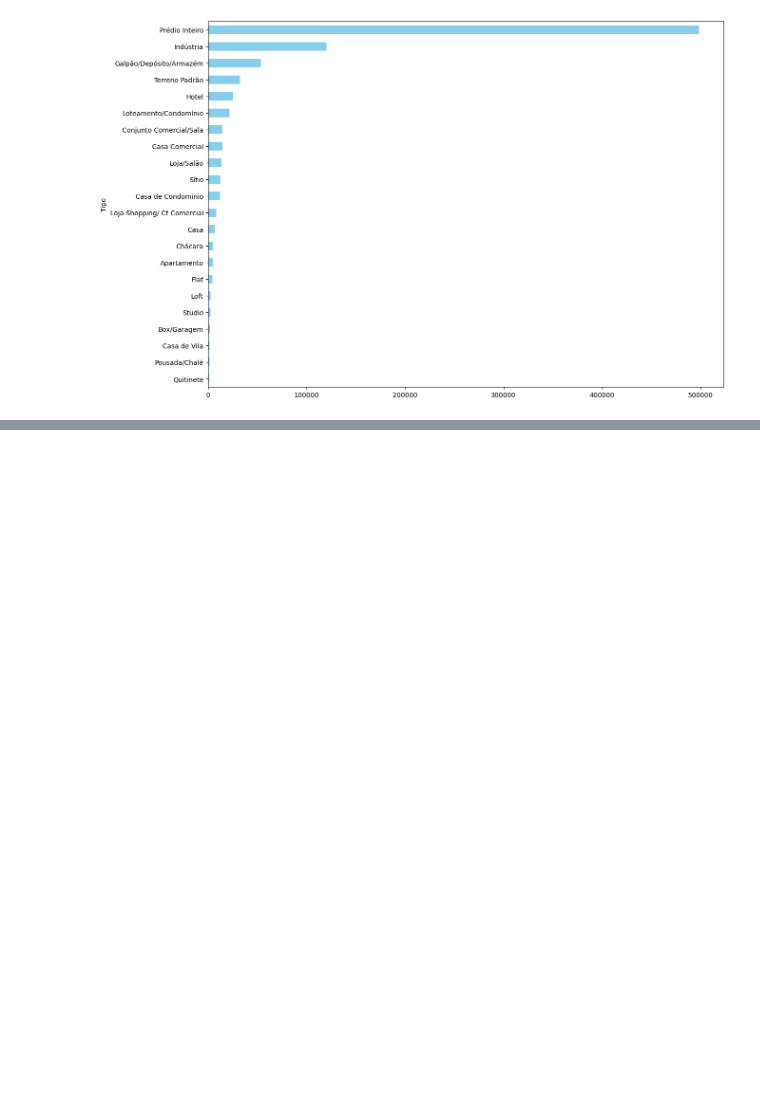
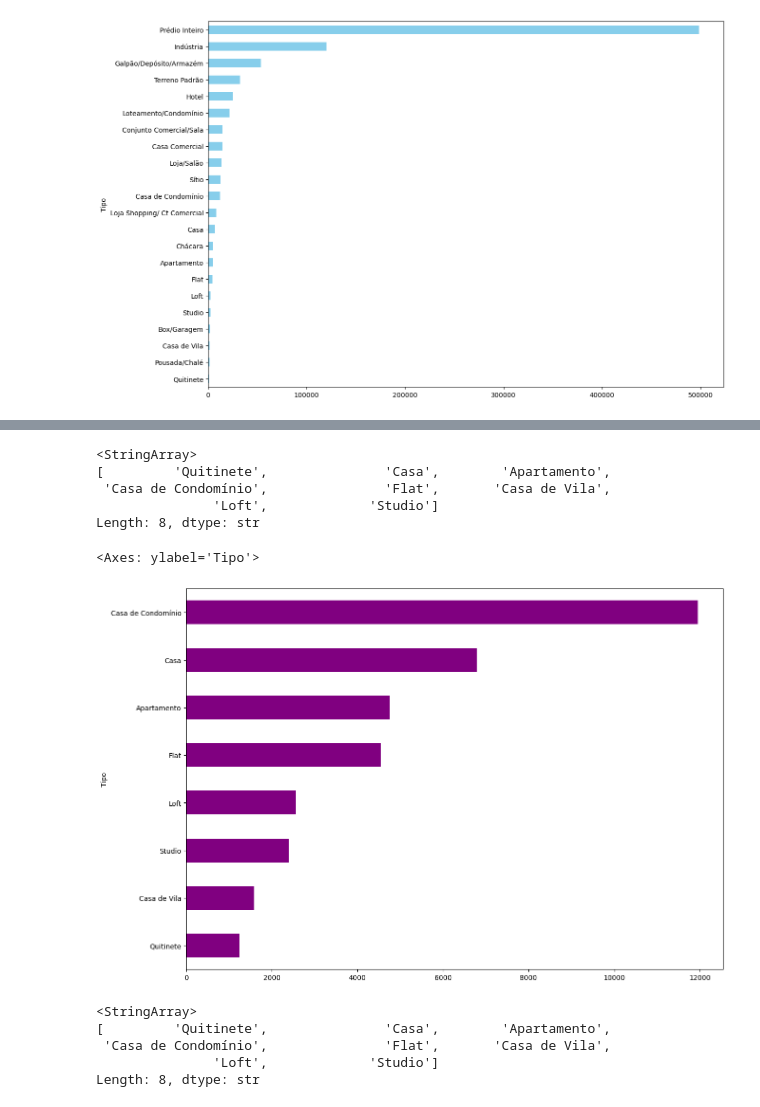
Before and after one commit to felipejoazeiro/tecboard, a Jupyter notebook: CD/Pandas/Course1/projeto_imobiliaria.ipynb, the cells around one changed output, grey strips where cells are left out. Saved outputs shown, nothing was run; the diff lists cells and outputs as text; code cells hidden in the pictures; blank space fills up the shorter version.

```diff
--- a/CD/Pandas/Course1/projeto_imobiliaria.ipynb
+++ b/CD/Pandas/Course1/projeto_imobiliaria.ipynb
@@ -253,0 +286,2 @@ df_preco_tipo.
+# %%
+df = dados.query('@imoveis_comerciais not in Tipo')
@@ -253,0 +297,23 @@ df_preco_tipo.
+# %%
+df.Tipo.unique()
+# %% [output]
+<StringArray>
+[         'Quitinete',               'Casa',        'Apartamento',
+ 'Casa de Condomínio',               'Flat',       'Casa de Vila',
+               'Loft',             'Studio']
+Length: 8, dtype: str
+# %%
+df_preco_tipo = df.groupby('Tipo')[['Valor']].mean().sort_values('Valor', ascending=True)
+df_preco_tipo
+df_preco_tipo.plot(kind='barh', figsize=(14, 10), color='purple', legend=False)
+# %% [output]
+<Axes: ylabel='Tipo'>
+[figure, added]
+# %%
+df.Tipo.unique()
+# %% [output]
+<StringArray>
+[         'Quitinete',               'Casa',        'Apartamento',
+ 'Casa de Condomínio',               'Flat',       'Casa de Vila',
+               'Loft',             'Studio']
+Length: 8, dtype: str
```
Also changed, not shown: parts of 10 cells of this notebook.
